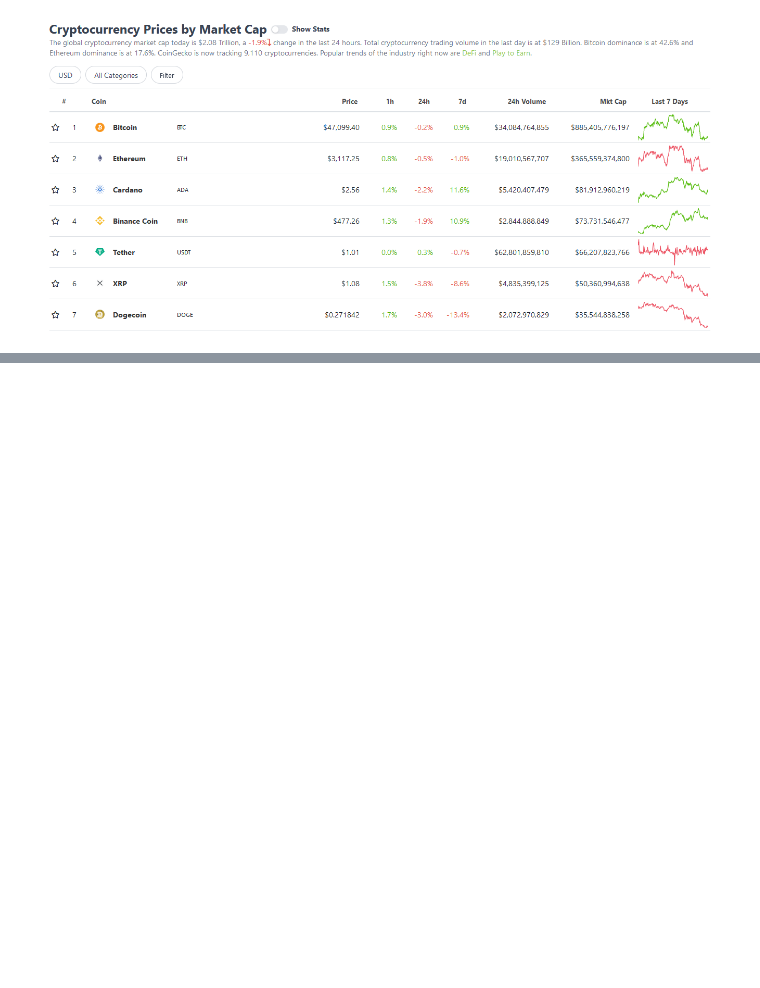
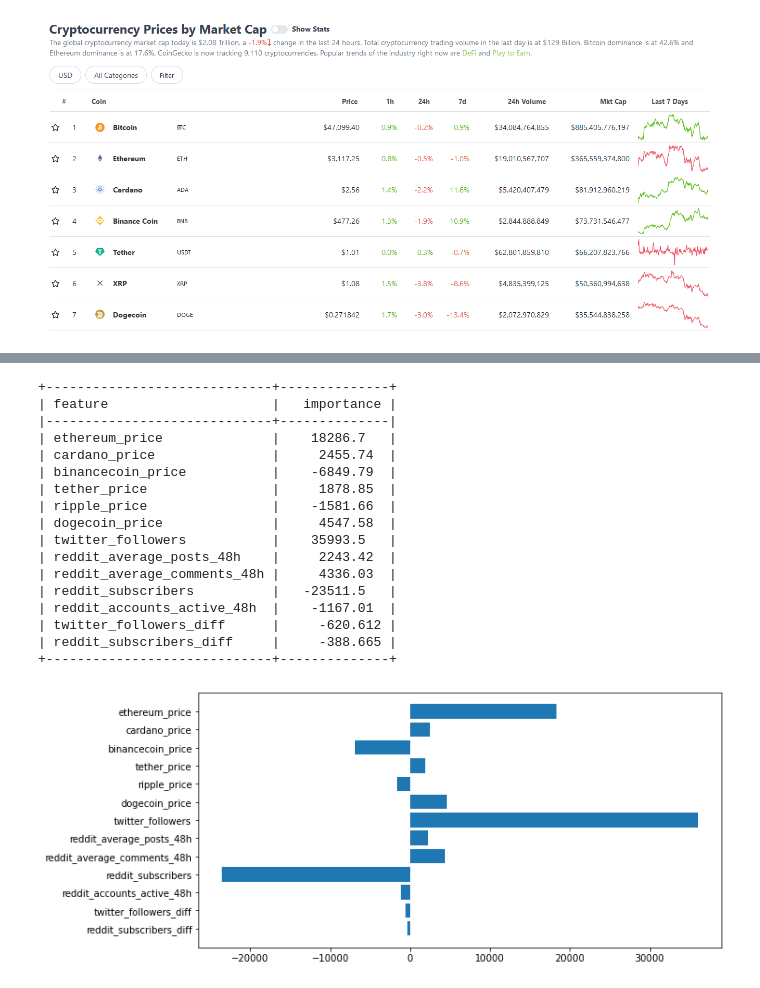
Before and after one commit to wt0034/Springboard, a Jupyter notebook: Capstone 2/Capstone 2 Bitcoin EDA.ipynb, the cells around one changed output, grey strips where cells are left out. Drawn from its saved outputs; the diff is of its cells as text; code cells hidden in the pictures; blank space fills up the shorter version.

```diff
--- a/Capstone 2/Capstone 2 Bitcoin EDA.ipynb
+++ b/Capstone 2/Capstone 2 Bitcoin EDA.ipynb
@@ -270,0 +291,25 @@ plt.show()
+# %%
+LR_features = tabulate(list(zip(X_train.columns, LR.coef_)), headers = ['feature','importance'], tablefmt= 'psql')
+print(LR_features)
+plt.figure(figsize = (10,5))
+plt.barh(X_train.columns, LR.coef_)
+plt.gca().invert_yaxis()
+# %% [output]
++-----------------------------+--------------+
+| feature                     |   importance |
+|-----------------------------+--------------|
+| ethereum_price              |    18286.7   |
+| cardano_price               |     2455.74  |
+| binancecoin_price           |    -6849.79  |
+| tether_price                |     1878.85  |
+| ripple_price                |    -1581.66  |
+| dogecoin_price              |     4547.58  |
+| twitter_followers           |    35993.5   |
+| reddit_average_posts_48h    |     2243.42  |
+| reddit_average_comments_48h |     4336.03  |
+| reddit_subscribers          |   -23511.5   |
+| reddit_accounts_active_48h  |    -1167.01  |
+| twitter_followers_diff      |     -620.612 |
+| reddit_subscribers_diff     |     -388.665 |
++-----------------------------+--------------+
+[figure, added]
```
Also changed, not shown: parts of 39 cells of this notebook.
